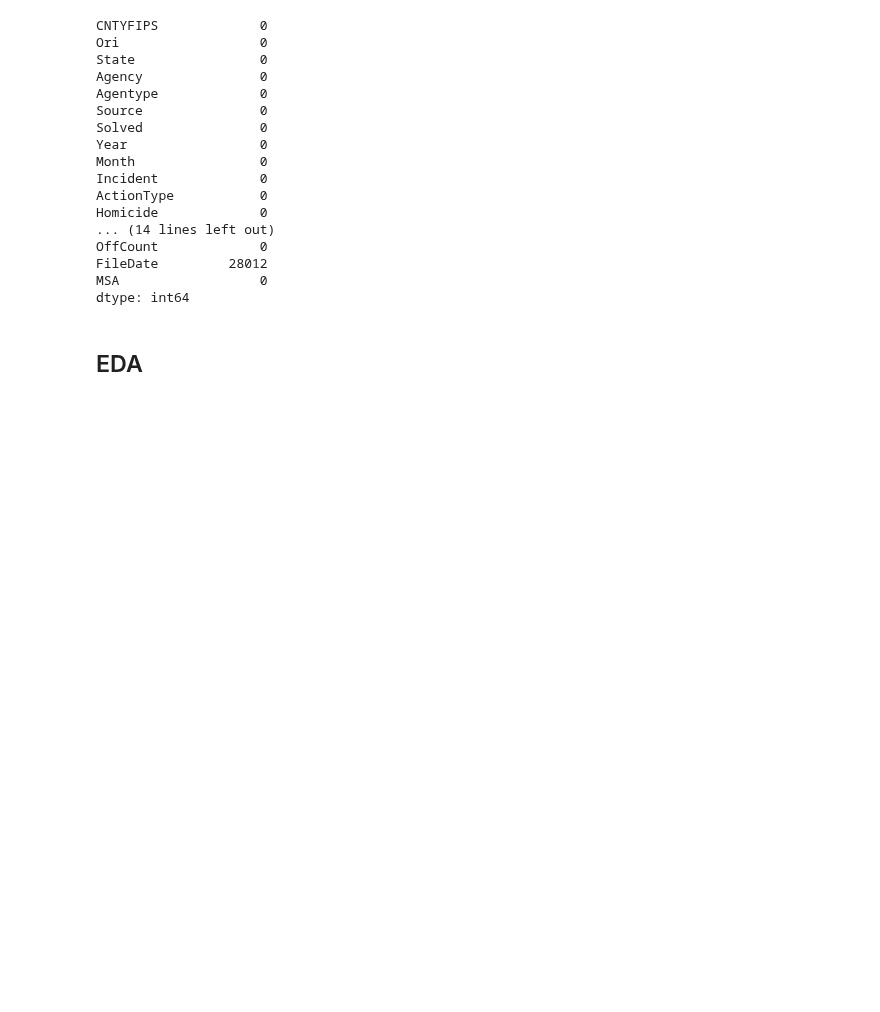
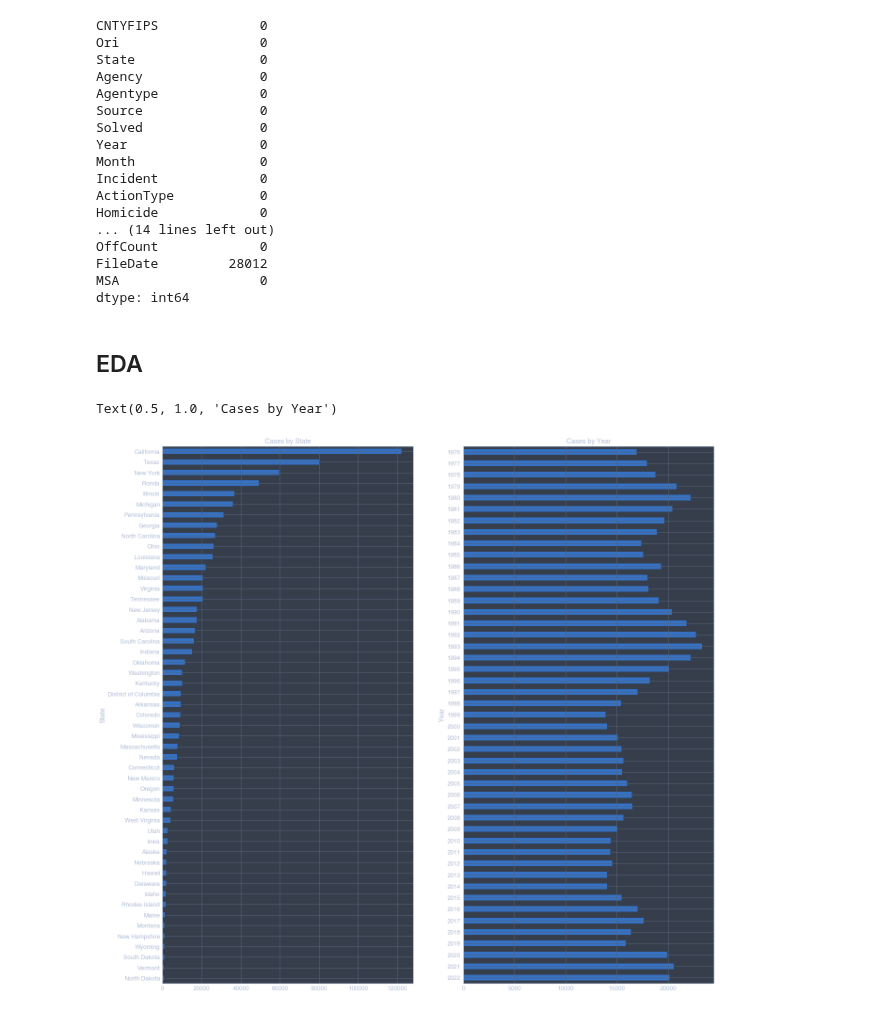
Before and after one commit to fadeeva/weird_projects, a Jupyter notebook: Serial_Killers/prsnt.ipynb, the cells around one changed output. Drawn from its saved outputs; the diff is of its cells as text; code cells hidden in the pictures; blank space fills up the shorter version.

```diff
--- a/Serial_Killers/prsnt.ipynb
+++ b/Serial_Killers/prsnt.ipynb
@@ -89,0 +96,14 @@ map_data.drop(['Ori', 'FileDate'], axis=1, inplace=True)
+# %%
+cases_by_state = map_data.groupby('State').count().sort_values(by=['CNTYFIPS'], ascending=False)['CNTYFIPS']
+cases_by_year = map_data.groupby('Year').count()['CNTYFIPS']
+
+fig, ax = plt.subplots(1, 2, figsize=(21, 21))
+
+cases_by_state.plot(kind='barh', ax=ax[0]).invert_yaxis()
+ax[0].set_title('Cases by State')
+
+cases_by_year.plot(kind='barh', ax=ax[1]).invert_yaxis()
+ax[1].set_title('Cases by Year')
+# %% [output]
+Text(0.5, 1.0, 'Cases by Year')
+[figure, added]
```
Also changed, not shown: parts of 4 cells of this notebook.
